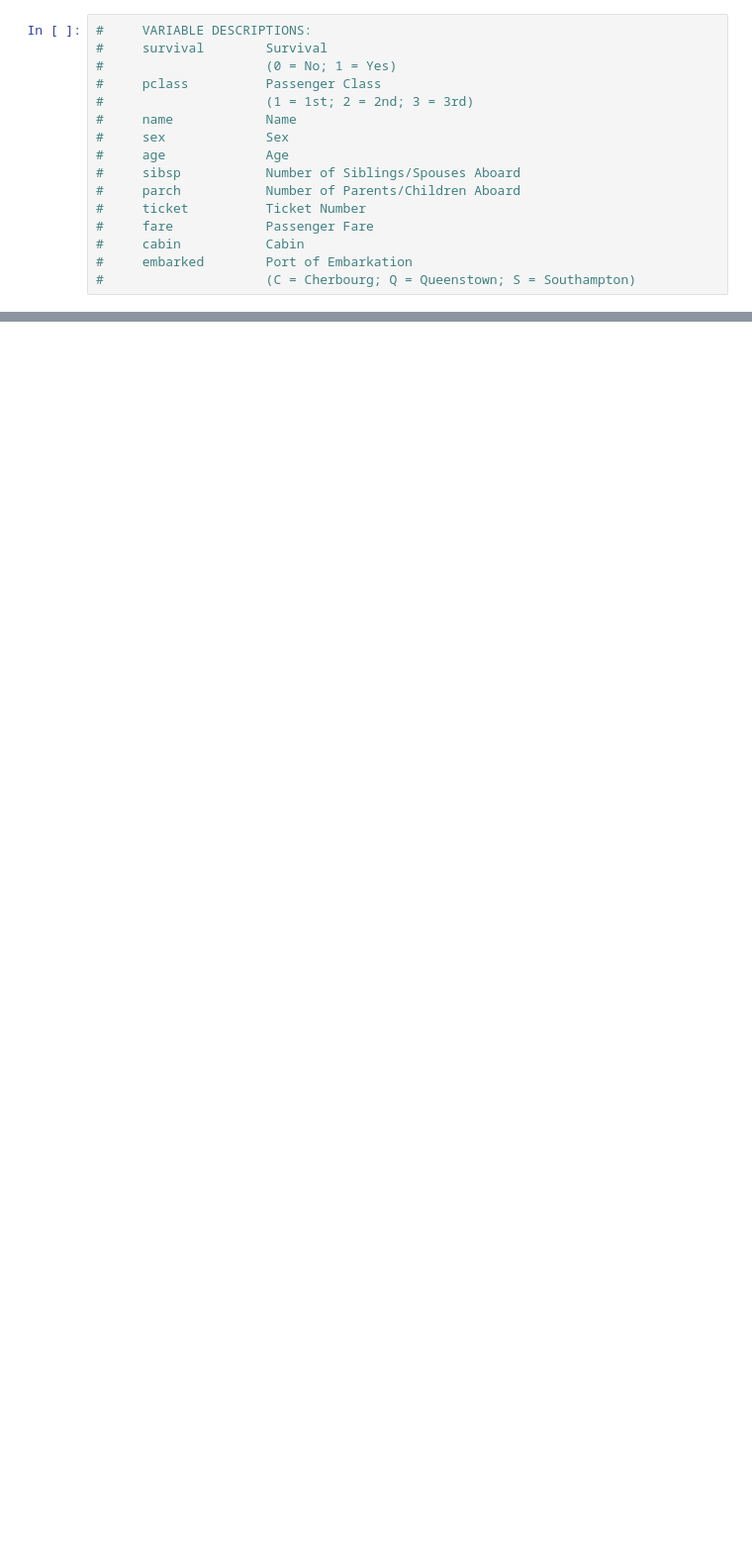
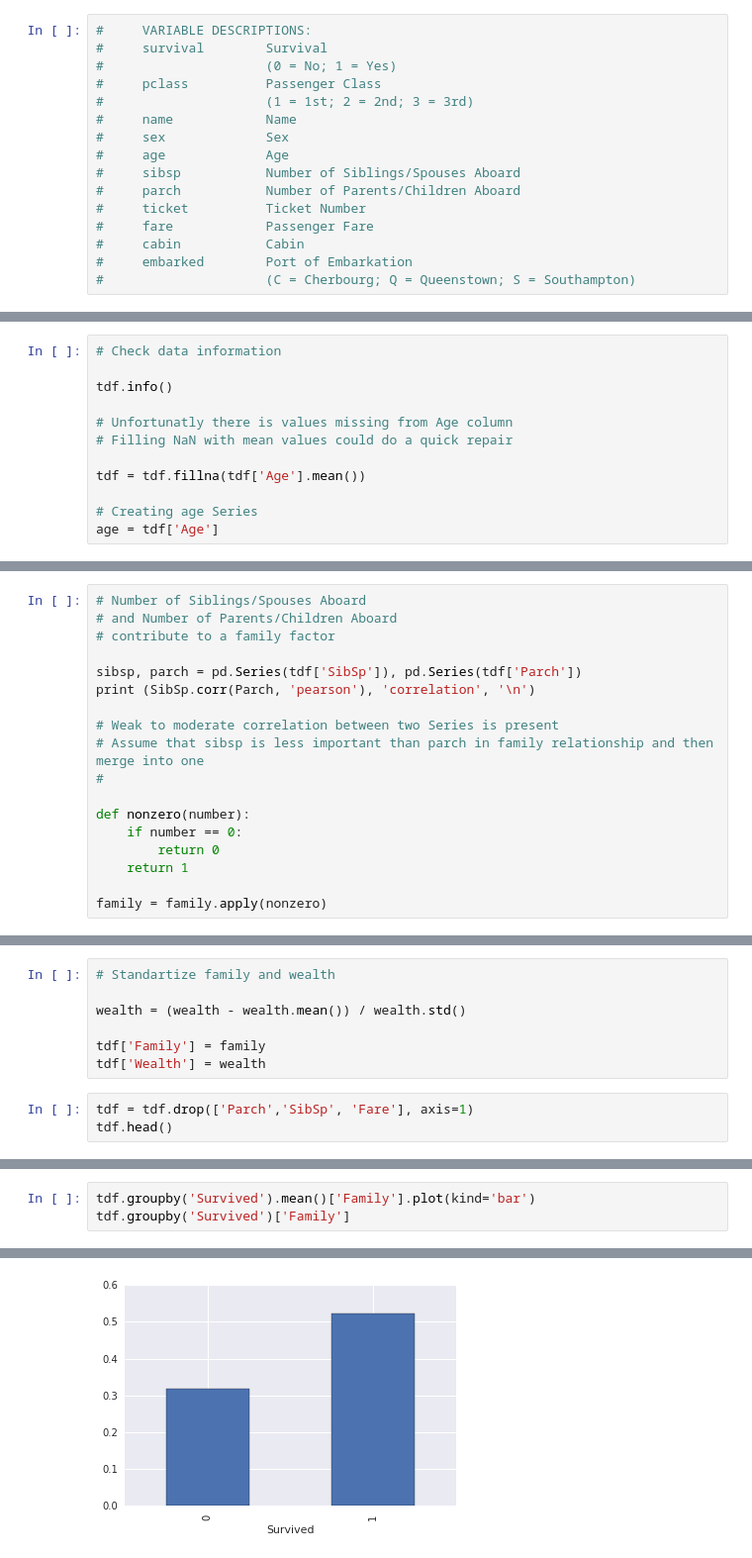
Before and after one commit to cranb3rry/dtnl, a Jupyter notebook: d_a_titanic.ipynb, the cells around one changed output, grey strips where cells are left out. Shown at 99% size. Cells and saved outputs as stored; diff of their text form; blank space fills up the shorter version.

```diff
--- a/d_a_titanic.ipynb
+++ b/d_a_titanic.ipynb
@@ -76,0 +47,12 @@ memory usage: 48.8+ KB
+# %%
+# Check data information
+
+tdf.info()
+
+# Unfortunatly there is values missing from Age column
+# Filling NaN with mean values could do a quick repair
+
+tdf = tdf.fillna(tdf['Age'].mean())
+
+# Creating age Series
+age = tdf['Age']
@@ -89 +95,19 @@ plt.scatter(fare, pclass)
 [figure]
+# %%
+# Number of Siblings/Spouses Aboard
+# and Number of Parents/Children Aboard
+# contribute to a family factor
+
+sibsp, parch = pd.Series(tdf['SibSp']), pd.Series(tdf['Parch'])
+print (SibSp.corr(Parch, 'pearson'), 'correlation', '\n')
+
+# Weak to moderate correlation between two Series is present
+# Assume that sibsp is less important than parch in family relationship and then merge into one
+#
+
+def nonzero(number):
+    if number == 0:
+        return 0
+    return 1
+
+family = family.apply(nonzero)
@@ -89,0 +116,10 @@ plt.scatter(fare, pclass)
+# %%
+# Standartize family and wealth
+
+wealth = (wealth - wealth.mean()) / wealth.std()
+
+tdf['Family'] = family
+tdf['Wealth'] = wealth
+# %%
+tdf = tdf.drop(['Parch','SibSp', 'Fare'], axis=1)
+tdf.head()
@@ -89,0 +133,4 @@ plt.scatter(fare, pclass)
+# %%
+tdf.groupby('Survived').mean()['Family'].plot(kind='bar')
+tdf.groupby('Survived')['Family']
+# %% [output]
@@ -89,0 +138 @@ plt.scatter(fare, pclass)
+[figure, added]
```
Also changed, not shown: parts of 11 cells of this notebook.
